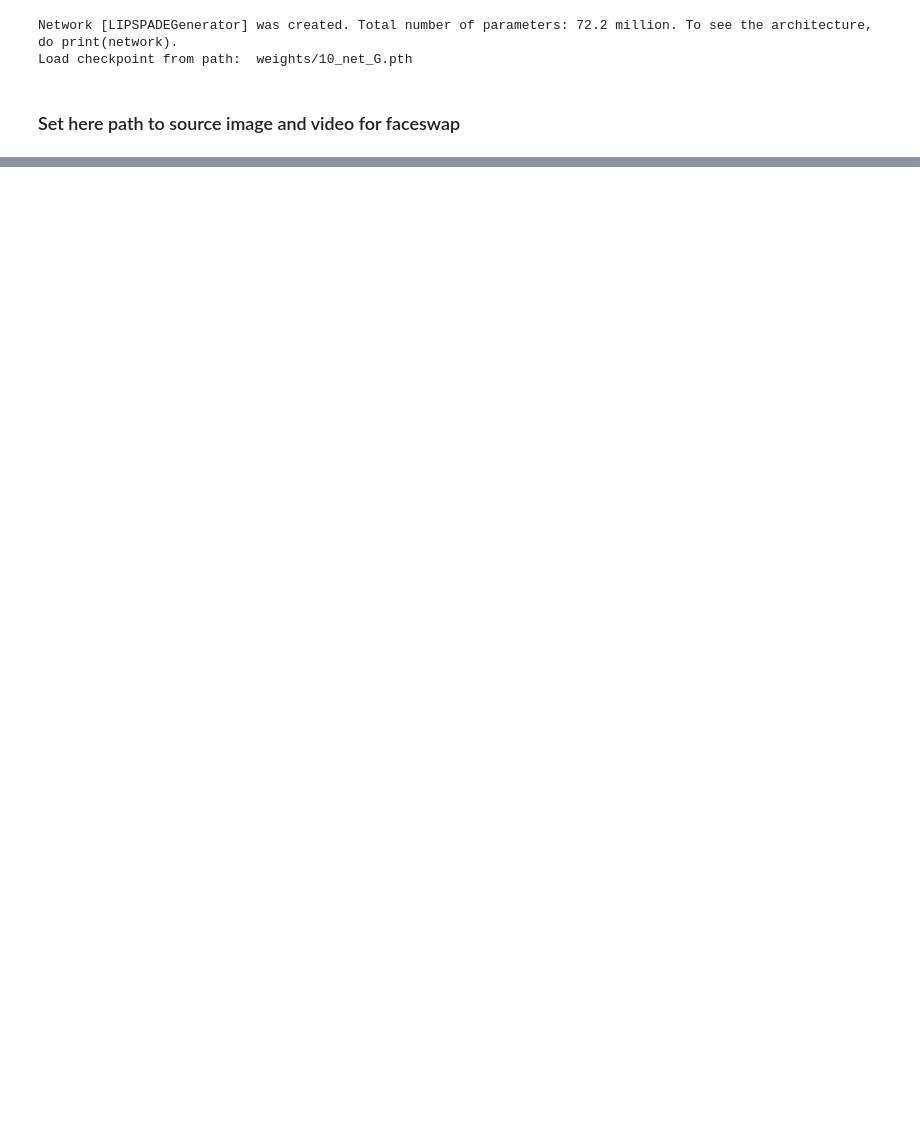
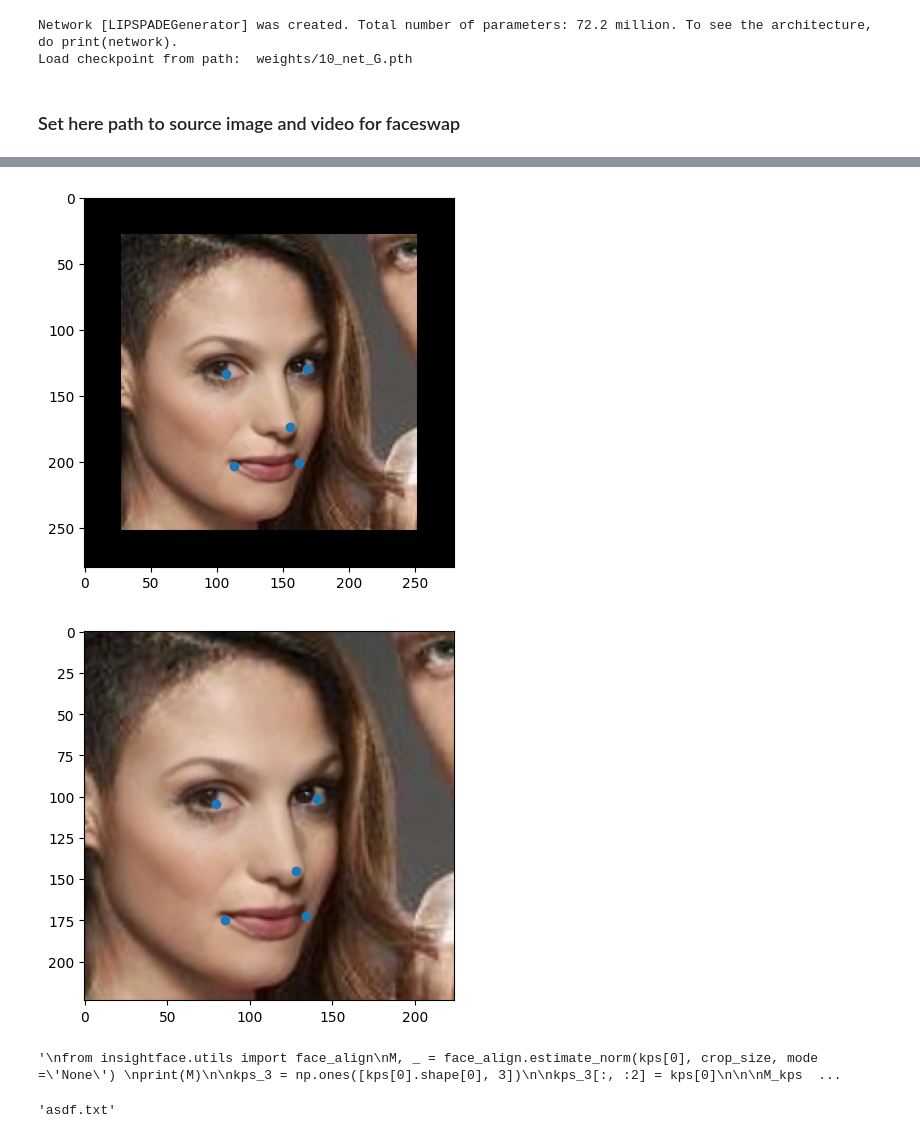
Before and after one commit to xaiseung/ghost, a Jupyter notebook: [2-1]about_5keypoints.ipynb, the cells around one changed output, grey strips where cells are left out. Drawn from its saved outputs; the diff is of its cells as text; code cells hidden in the pictures; blank space fills up the shorter version.

```diff
--- a/[2-1]about_5keypoints.ipynb
+++ b/[2-1]about_5keypoints.ipynb
@@ -149,2 +157,72 @@ except TypeError:
 [figure]
 '\ntry:    \n    source = crop_face(source_full, app, crop_size)[0]\n    print(source.shape)\n    source = [source[:, :, ::-1]]\n    print("Everything is ok!")\nexcept TypeError:\n    print("Bad sourc ...
+# %%
+# check, if we can detect face on the source image
+from utils.inference.video_processing import smooth_landmarks
+
+"""
+choose not really long videos, coz it can take a lot of time othervise
+choose source image as a photo -- preferable a selfie of a person
+"""
+if image_to_image:
+    path_to_target = 'examples/images/beckham.jpg'
+else:
+    #path_to_video = 'examples/videos/random_gif.gif'
+    path_to_video = "examples/videos/01__hugging_happy.mp4"
+#source_full = cv2.imread('examples/images/elon_musk.jpg')
+source_full = cv2.imread('examples/results/VggFace2-crop/src000002_0002_01_tgt000403_0159_01.jpg')
+crop_size = 224 # don't change this
+pad_size = crop_size//8
+
+source_full = cv2.copyMakeBorder(source_full, pad_size,pad_size,pad_size,pad_size, cv2.BORDER_CONSTANT, value=(0, 0, 0))
+OUT_VIDEO_NAME = "examples/results/result_tmp.mp4"
+
+BS = 60
+
+kps = app.get(source_full, crop_size)
+print(kps[0])
+smooth_kps = smooth_landmarks([kps], n=2)
+print(smooth_kps[0])
+import matplotlib.pyplot as plt
+
+
+plt.imshow(source_full[:,:,::-1])
+plt.scatter(kps[0][:, 0], kps[0][:, 1])
+plt.show()
+
+kps[0] -= pad_size
+plt.imshow(source_full[pad_size:-pad_size,
+                       pad_size:-pad_size,::-1])
+plt.scatter(kps[0][:, 0], kps[0][:, 1])
+plt.show()
+'''
+from insightface.utils import face_align
+M, _ = face_align.estimate_norm(kps[0], crop_size, mode ='None')
+print(M)
+
+kps_3 = np.ones([kps[0].shape[0], 3])
+
+kps_3[:, :2] = kps[0]
+
+
+M_kps = kps_3.dot(M.T)
+print(M_kps)
+
+# M = (2x3) Affine matrix
+align_img = cv2.warpAffine(source_full, M, (crop_size,crop_size), borderValue=0.0)
+
+plt.imshow(align_img[:,:,::-1])
+plt.scatter(M_kps[:, 0], M_kps[:, 1])
+plt.show()
+source = [align_img]
+"""
+try:
+    source = crop_face(source_full, app, crop_size)[0]
+    print(source.shape)
+    source = [source[:, :, ::-1]]
+    print("Everything is ok!")
+except TypeError:
+    print("Bad source images")
+"""
+'''
+# %% [output]
@@ -150,0 +239,3 @@ except TypeError:
+[figure, added]
+[figure, added]
+'\nfrom insightface.utils import face_align\nM, _ = face_align.estimate_norm(kps[0], crop_size, mode =\'None\') \nprint(M)\n\nkps_3 = np.ones([kps[0].shape[0], 3])\n\nkps_3[:, :2] = kps[0]\n\n\nM_kps  ...
@@ -150,0 +259,4 @@ except TypeError:
+# %%
+os.path.basename("qwer/asdf.txt")
+# %% [output]
+'asdf.txt'
```
Also changed, not shown: parts of 5 cells of this notebook, 8 other files.
